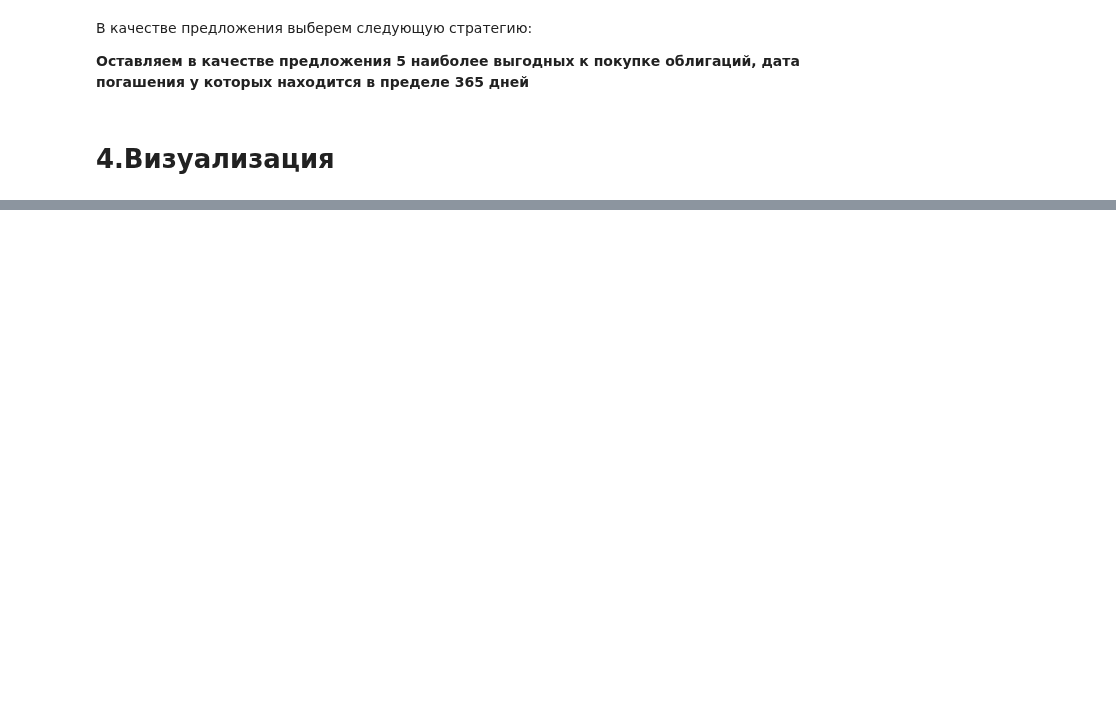
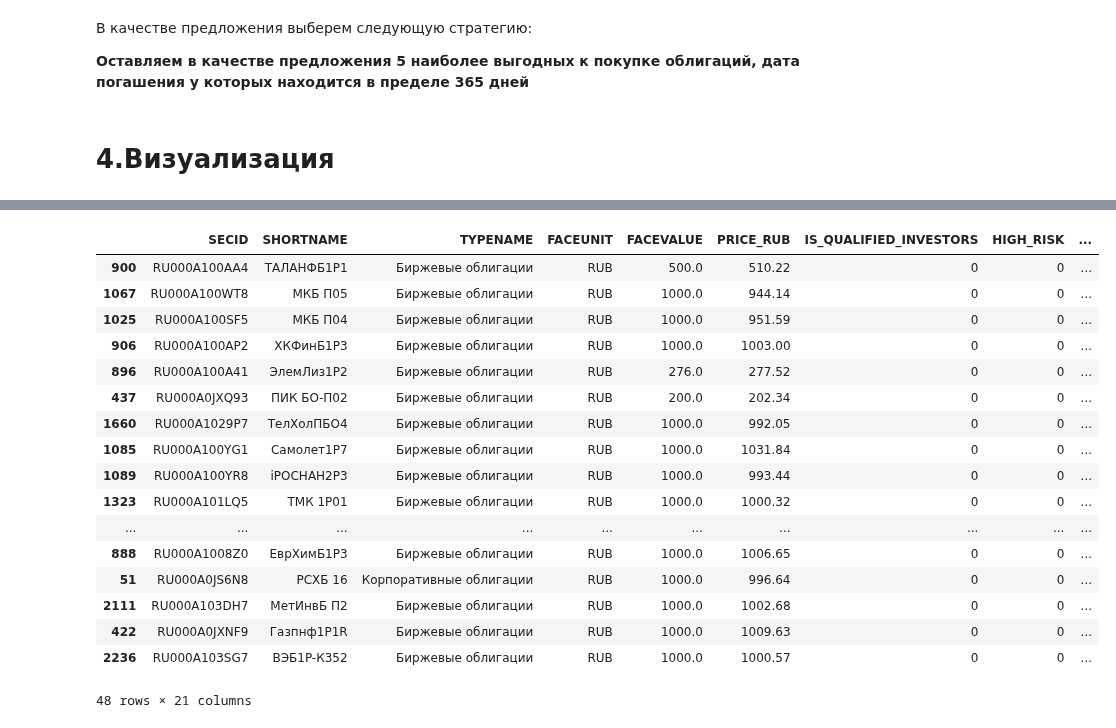
Before and after one commit to buxkirill/reboot_DA, a Jupyter notebook: final_project/final_project_v1.ipynb, the cells around one changed output, grey strips where cells are left out. Saved outputs shown, nothing was run; the diff lists cells and outputs as text; code cells hidden in the pictures; blank space fills up the shorter version.

```diff
--- a/final_project/final_project_v1.ipynb
+++ b/final_project/final_project_v1.ipynb
@@ -846,0 +887,21 @@ plt.show()
+# %%
+df
+# %% [output]
+|  | SECID | SHORTNAME | TYPENAME | FACEUNIT | FACEVALUE | PRICE_RUB | IS_QUALIFIED_INVESTORS | HIGH_RISK | ... |
+| 900 | RU000A100AA4 | ТАЛАНФБ1P1 | Биржевые облигации | RUB | 500.0 | 510.22 | 0 | 0 | ... |
+| 1067 | RU000A100WT8 | МКБ П05 | Биржевые облигации | RUB | 1000.0 | 944.14 | 0 | 0 | ... |
+| 1025 | RU000A100SF5 | МКБ П04 | Биржевые облигации | RUB | 1000.0 | 951.59 | 0 | 0 | ... |
+| 906 | RU000A100AP2 | ХКФинБ1P3 | Биржевые облигации | RUB | 1000.0 | 1003.00 | 0 | 0 | ... |
+| 896 | RU000A100A41 | ЭлемЛиз1P2 | Биржевые облигации | RUB | 276.0 | 277.52 | 0 | 0 | ... |
+| 437 | RU000A0JXQ93 | ПИК БО-П02 | Биржевые облигации | RUB | 200.0 | 202.34 | 0 | 0 | ... |
+| 1660 | RU000A1029P7 | ТелХолПБО4 | Биржевые облигации | RUB | 1000.0 | 992.05 | 0 | 0 | ... |
+| 1085 | RU000A100YG1 | Самолет1P7 | Биржевые облигации | RUB | 1000.0 | 1031.84 | 0 | 0 | ... |
+| 1089 | RU000A100YR8 | iРОСНАН2P3 | Биржевые облигации | RUB | 1000.0 | 993.44 | 0 | 0 | ... |
+| 1323 | RU000A101LQ5 | ТМК 1P01 | Биржевые облигации | RUB | 1000.0 | 1000.32 | 0 | 0 | ... |
+| ... | ... | ... | ... | ... | ... | ... | ... | ... | ... |
+| 888 | RU000A1008Z0 | ЕврХимБ1Р3 | Биржевые облигации | RUB | 1000.0 | 1006.65 | 0 | 0 | ... |
+| 51 | RU000A0JS6N8 | РСХБ 16 | Корпоративные облигации | RUB | 1000.0 | 996.64 | 0 | 0 | ... |
+| 2111 | RU000A103DH7 | МетИнвБ П2 | Биржевые облигации | RUB | 1000.0 | 1002.68 | 0 | 0 | ... |
+| 422 | RU000A0JXNF9 | Газпнф1P1R | Биржевые облигации | RUB | 1000.0 | 1009.63 | 0 | 0 | ... |
+| 2236 | RU000A103SG7 | ВЭБ1P-К352 | Биржевые облигации | RUB | 1000.0 | 1000.57 | 0 | 0 | ... |
+48 rows × 21 columns
```
Also changed, not shown: parts of 26 cells of this notebook, 1 other file.
